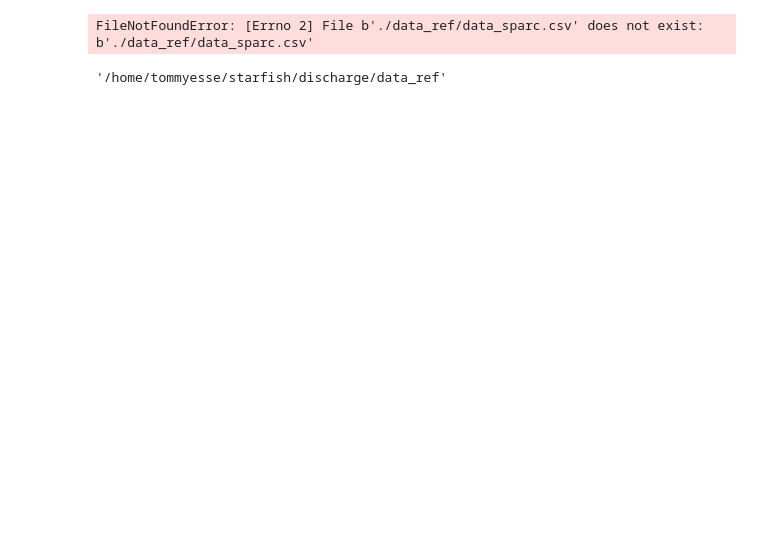
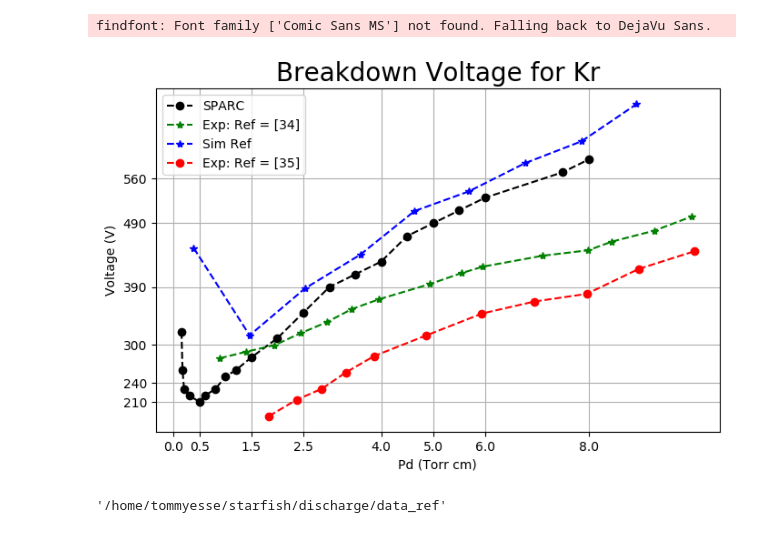
Before and after one commit to tommyesse95/Starfish, a Jupyter notebook: discharge/plot_discharge .ipynb, the cells around one changed output. Saved outputs shown, nothing was run; the diff lists cells and outputs as text; code cells hidden in the pictures; blank space fills up the shorter version.

```diff
--- a/discharge/plot_discharge .ipynb
+++ b/discharge/plot_discharge .ipynb
@@ -6,7 +6,7 @@ from scipy import interpolate
 # Import data taken with graph reader
 
 
-data_sparc = pd.read_csv('./data_ref/data_sparc.csv', header=None, names=('Pd', 'V')) #  (gamma=0.1)
+data_sparc = pd.read_csv('./results/data_sparc.csv', header=None, names=('Pd', 'V')) #  (gamma=0.1)
 an_1 = pd.read_csv('./data_ref/an_1.csv', header=None, names=('Pd', 'V')) # M = 10 ^ 3 (gamma=0.01)
 exp_1 = pd.read_csv('./data_ref/exp_1.csv', header=None, names=('Pd', 'V')) #  Ref: 34
 data_sim = pd.read_csv('./data_ref/data_sim.csv', header=None, names=('Pd', 'V')) # gamma = 0.01
@@ -20,34 +20,35 @@ plt.figure(figsize=(8,5), dpi=100)
 
 
 # Plot
 plt.plot (data_sparc.Pd, data_sparc.V, 'ko--', label='SPARC')
 # plt.plot (an_1.Pd, an_1.V, 'r*--', label='Analyt_1')
 plt.plot (exp_1.Pd, exp_1.V, 'g*--', label='Exp: Ref = [34]')
 plt.plot (data_sim.Pd, data_sim.V, 'b*--', label='Sim Ref')
 # plt.plot (an_2.Pd, an_2.V, 'ro--', label='Analyt_2')
 plt.plot (exp_2.Pd, exp_2.V, 'ro--', label='Exp: Ref = [35]')
 
 
 
 # Plot Edit
 plt.xlabel('Pd (Torr cm)')
 plt.ylabel('Voltage (V)')
 plt.title('Breakdown Voltage for Kr', fontdict={'fontname': 'Comic Sans MS', 'fontsize': 20})
 plt.grid(True)
 
 
 # X, Y axis Tickmarks (scale of your graph) put here the values of Sparc.
 plt.xticks([0,0.5, 1.5, 2.5, 4.0, 5.0, 6.0, 8.0])
 plt.yticks([210, 240, 300, 390, 490, 560])
 
 plt.legend()
 
 # Save figure (dpi 300 is good when saving so graph has high resolution)
 plt.savefig('breakdown_voltage2.png', dpi=300)
 
 plt.show()
 # %% [output]
-FileNotFoundError: [Errno 2] File b'./data_ref/data_sparc.csv' does not exist: b'./data_ref/data_sparc.csv'
+findfont: Font family ['Comic Sans MS'] not found. Falling back to DejaVu Sans.
+[figure, added]
 # %%
 import os
 
```
Also changed, not shown: 7 other files.
